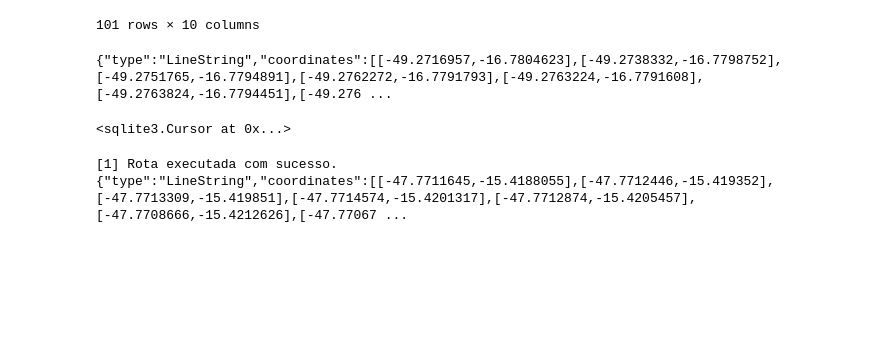
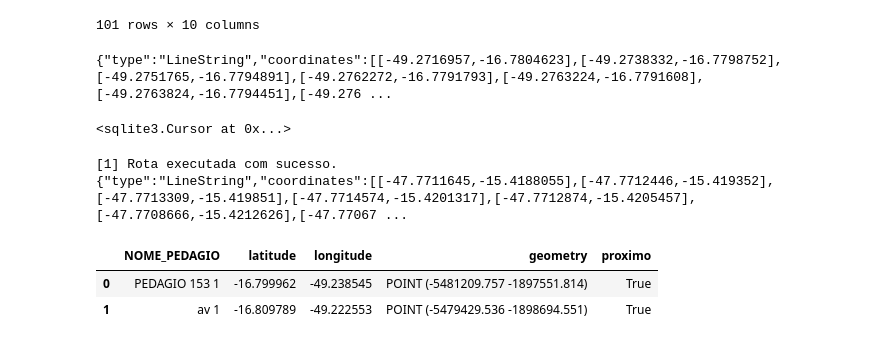
Before and after one commit to JohnHeberty/Easy-Router-Machine, a Jupyter notebook: dev/dev.ipynb, the cells around one changed output. Saved outputs shown, nothing was run; the diff lists cells and outputs as text; code cells hidden in the pictures; blank space fills up the shorter version.

```diff
--- a/dev/dev.ipynb
+++ b/dev/dev.ipynb
@@ -271,0 +321,27 @@ def teste_sobrecarga(num_threads=50, output_file='resultados.json'):
+# %%
+import json
+from shapely.geometry import shape
+
+# 4. Converte para objeto shapely
+geometry = shape(geojson_dict)
+
+# 5. Cria GeoDataFrame
+gdf_rota = gpd.GeoDataFrame(geometry=[geometry], crs="EPSG:4326")
+
+# 6. Converte para sistema métrico as rotas (Web Mercator)
+gdf_rota = gdf_rota.to_crs(epsg=3857)
+# %%
+# 7. Converte para sistema métrico os pedagios (Web Mercator)
+gdf_pedagios = gdf_pedagios.to_crs(epsg=3857)
+# %%
+# 8. Criar buffer da rota (ex: 1000 metros de raio)
+buffer_rota = gdf_rota.geometry.buffer(200).unary_union
+# %%
+# 9. Verificar se pedágios estão dentro do buffer
+gdf_pedagios['proximo'] = gdf_pedagios.geometry.within(buffer_rota)
+# %%
+gdf_pedagios
+# %% [output]
+|  | NOME_PEDAGIO | latitude | longitude | geometry | proximo |
+| 0 | PEDAGIO 153 1 | -16.799962 | -49.238545 | POINT (-5481209.757 -1897551.814) | True |
+| 1 | av 1 | -16.809789 | -49.222553 | POINT (-5479429.536 -1898694.551) | True |
```
Also changed, not shown: parts of 4 cells of this notebook, 10 other files.
